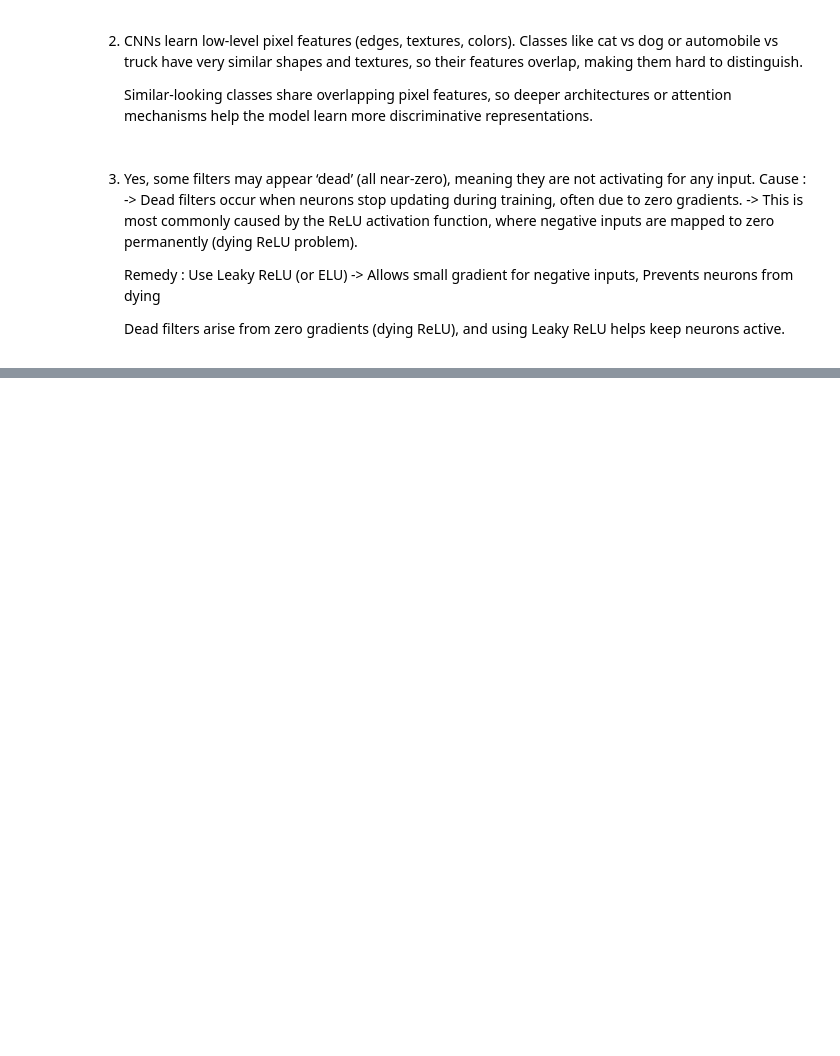
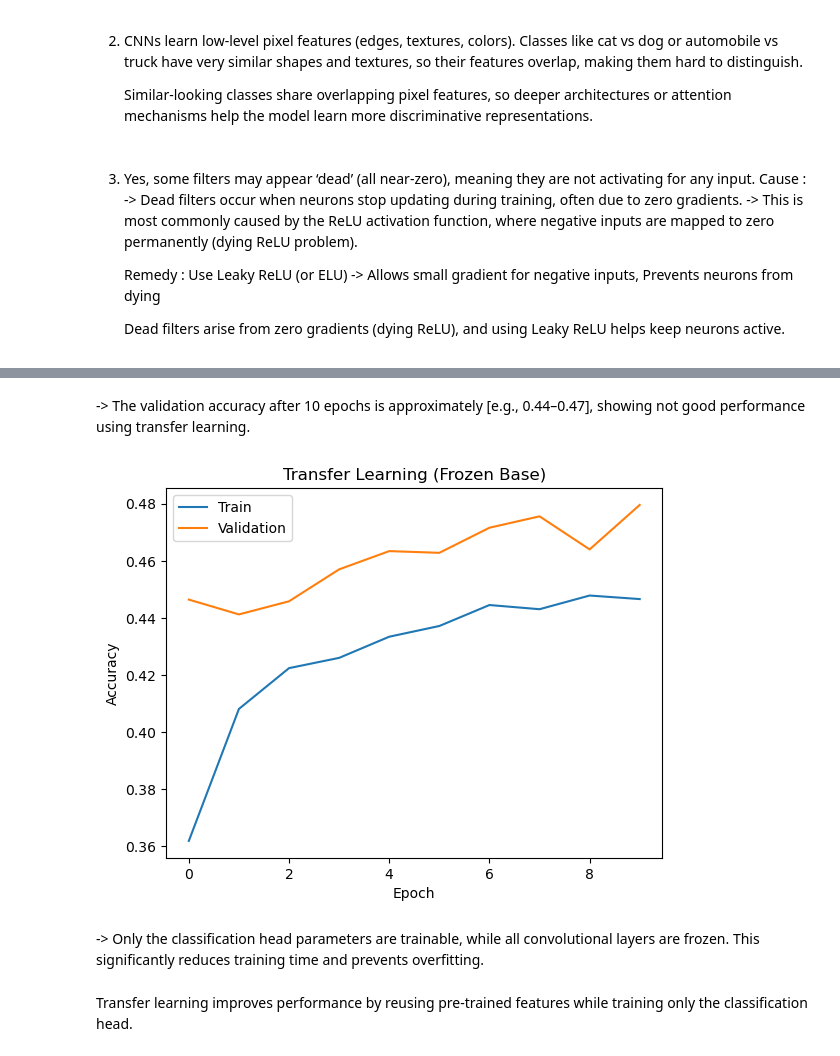
Before and after one commit to ritesh-kr18/CNN_Lab_Work, a Jupyter notebook: 24cd3035_CNN_Lab.ipynb, the cells around one changed output, grey strips where cells are left out. Saved outputs shown, nothing was run; the diff lists cells and outputs as text; code cells hidden in the pictures; blank space fills up the shorter version.

Commit message:
Task 5: implemented transfer learning with frozen base (ResNet) and plotted accuracy curves

```diff
--- a/24cd3035_CNN_Lab.ipynb
+++ b/24cd3035_CNN_Lab.ipynb
@@ -1705,0 +1710,9 @@ Classes like cat vs dog or automobile vs truck have very similar shapes and text
+# %%
+import torchvision.models as models
+
+# Load pretrained model
+base_model = models.resnet18(pretrained=True)
+
+# Freeze all layers
+for param in base_model.parameters():
+    param.requires_grad = False
@@ -1705,0 +1721,9 @@ Classes like cat vs dog or automobile vs truck have very similar shapes and text
+# %%
+num_features = base_model.fc.in_features
+
+base_model.fc = nn.Sequential(
+    nn.Linear(num_features, 256),
+    nn.ReLU(),
+    nn.Dropout(0.5),
+    nn.Linear(256, 10)
+)
@@ -1705,0 +1747,8 @@ Classes like cat vs dog or automobile vs truck have very similar shapes and text
+# %%
+import torch.optim as optim
+
+device = torch.device("mps" if torch.backends.mps.is_available() else "cpu")
+base_model.to(device)
+
+criterion = nn.CrossEntropyLoss()
+optimizer = optim.Adam(base_model.fc.parameters(), lr=0.001)
@@ -1705,0 +1807,20 @@ Classes like cat vs dog or automobile vs truck have very similar shapes and text
+# %% [markdown]
+-> The validation accuracy after 10 epochs is approximately [e.g., 0.44–0.47], showing not good performance using transfer learning.
+# %%
+plt.plot(train_acc, label="Train")
+plt.plot(val_acc, label="Validation")
+
+plt.xlabel("Epoch")
+plt.ylabel("Accuracy")
+
+plt.title("Transfer Learning (Frozen Base)")
+plt.legend()
+
+plt.savefig("tl_frozen.png")
+plt.show()
+# %% [output]
+[figure, added]
+# %% [markdown]
+-> Only the classification head parameters are trainable, while all convolutional layers are frozen. This significantly reduces training time and prevents overfitting.
+# %% [markdown]
+Transfer learning improves performance by reusing pre-trained features while training only the classification head.
```
Also changed, not shown: parts of 6 cells of this notebook.
